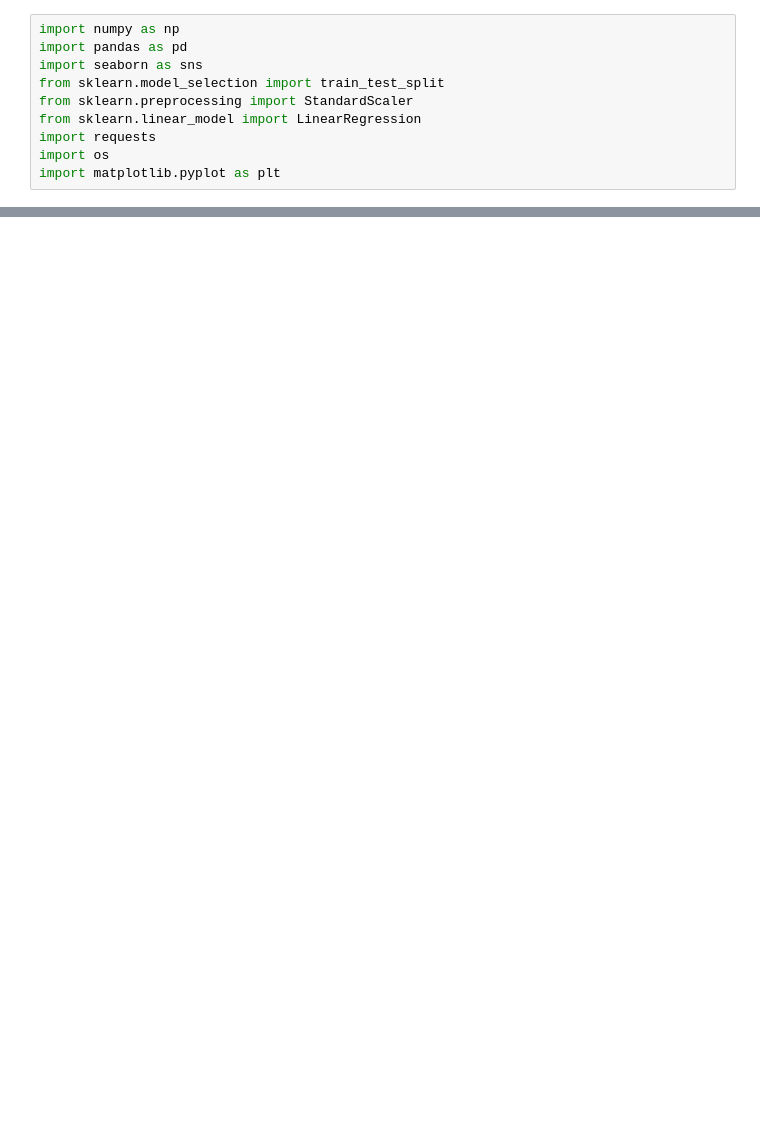
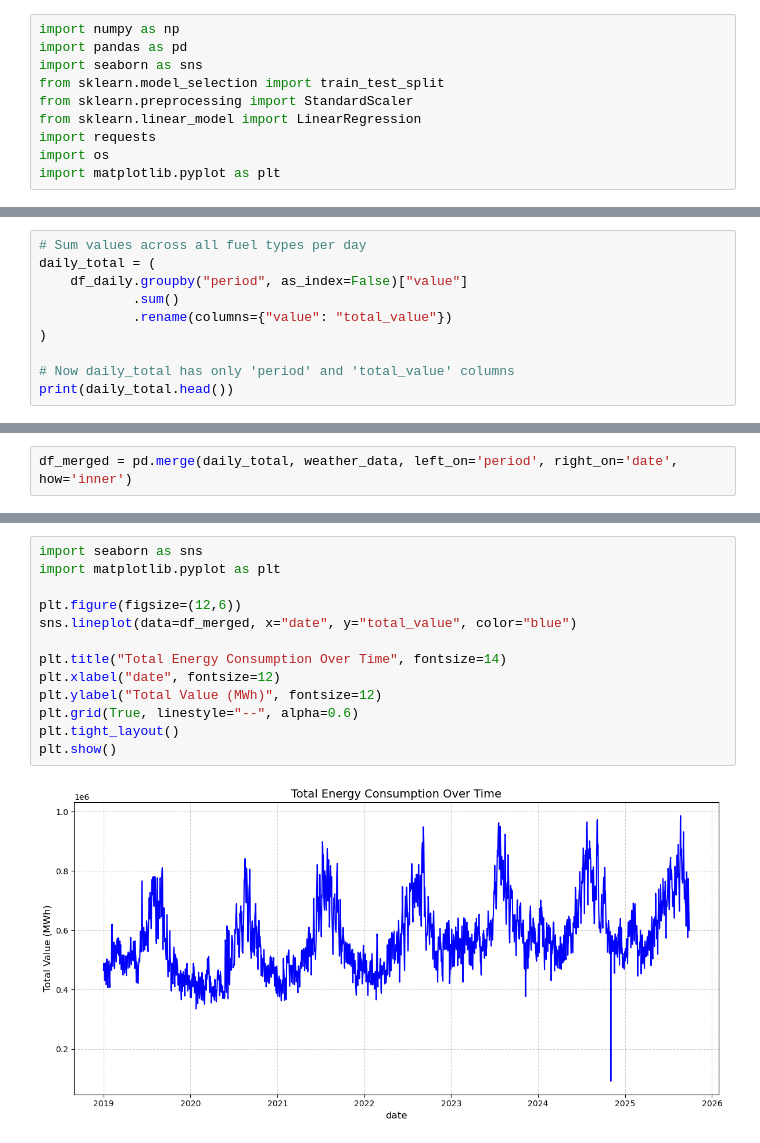
Before and after one commit to Jibu24/Energy_Demand_Forecasting, a Jupyter notebook: Notebooks/EDA.ipynb, the cells around one changed output, grey strips where cells are left out. Cells and saved outputs as stored; diff of their text form; blank space fills up the shorter version.

```diff
--- a/Notebooks/EDA.ipynb
+++ b/Notebooks/EDA.ipynb
@@ -100,0 +197,10 @@ df.head()
+# %%
+# Sum values across all fuel types per day
+daily_total = (
+    df_daily.groupby("period", as_index=False)["value"]
+            .sum()
+            .rename(columns={"value": "total_value"})
+)
+
+# Now daily_total has only 'period' and 'total_value' columns
+print(daily_total.head())
@@ -100,0 +227,2 @@ df.head()
+# %%
+df_merged = pd.merge(daily_total, weather_data, left_on='period', right_on='date', how='inner')
@@ -100,0 +254,15 @@ df.head()
+# %%
+import seaborn as sns
+import matplotlib.pyplot as plt
+
+plt.figure(figsize=(12,6))
+sns.lineplot(data=df_merged, x="date", y="total_value", color="blue")
+
+plt.title("Total Energy Consumption Over Time", fontsize=14)
+plt.xlabel("date", fontsize=12)
+plt.ylabel("Total Value (MWh)", fontsize=12)
+plt.grid(True, linestyle="--", alpha=0.6)
+plt.tight_layout()
+plt.show()
+# %% [output]
+[figure, added]
```
Also changed, not shown: parts of 17 cells of this notebook.
